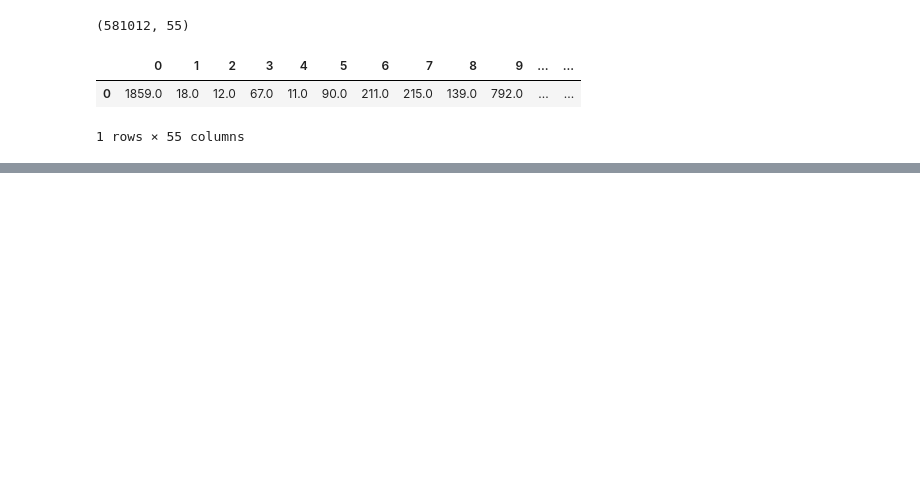
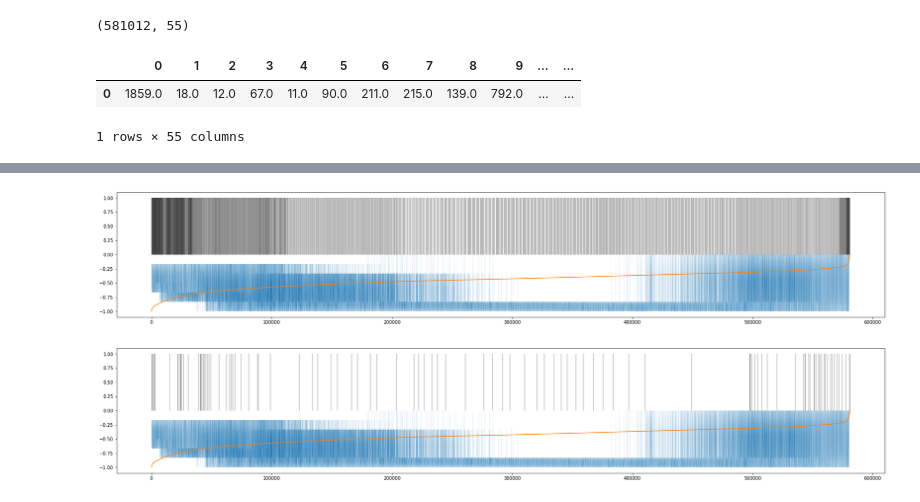
Before and after one commit to mfuccellaro/drift-benchmark, a Jupyter notebook: test-existing multiflow.ipynb, the cells around one changed output, grey strips where cells are left out. Saved outputs shown, nothing was run; the diff lists cells and outputs as text; code cells hidden in the pictures; blank space fills up the shorter version.

```diff
--- a/test-existing multiflow.ipynb
+++ b/test-existing multiflow.ipynb
@@ -77,0 +84,30 @@ for i in c:
+# %%
+%%time
+adwin = ADWIN()
+col = 'target'
+c = []
+for i in range(len(df)):
+    adwin.add_element(df[0][i])
+    if adwin.detected_change():
+        c.append(i)
+
+plt.figure(figsize=(30, 5))
+plt.plot((df[col]-df[col].max())/(df[col].max()-df[col].min()), linewidth=0.05)
+plt.plot((df[0]-df[0].max())/(df[0].max()-df[0].min()))
+for i in c:
+    plt.vlines(x=i, ymin=0, ymax=1, linewidth=0.1)
+
+adwin = ADWIN()
+
+c = []
+for i in range(len(df)):
+    adwin.add_element(df['target'][i])
+    if adwin.detected_change():
+        c.append(i)
+
+plt.figure(figsize=(30, 5))
+plt.plot((df[col]-df[col].max())/(df[col].max()-df[col].min()), linewidth=0.05)
+plt.plot((df[0]-df[0].max())/(df[0].max()-df[0].min()))
+for i in c:
+    plt.vlines(x=i, ymin=0, ymax=1, linewidth=0.4)
+# %% [output]
@@ -77,0 +116,2 @@ for i in c:
+[figure, added]
+[figure, added]
```
Also changed, not shown: parts of 25 cells of this notebook, 1 other file.
